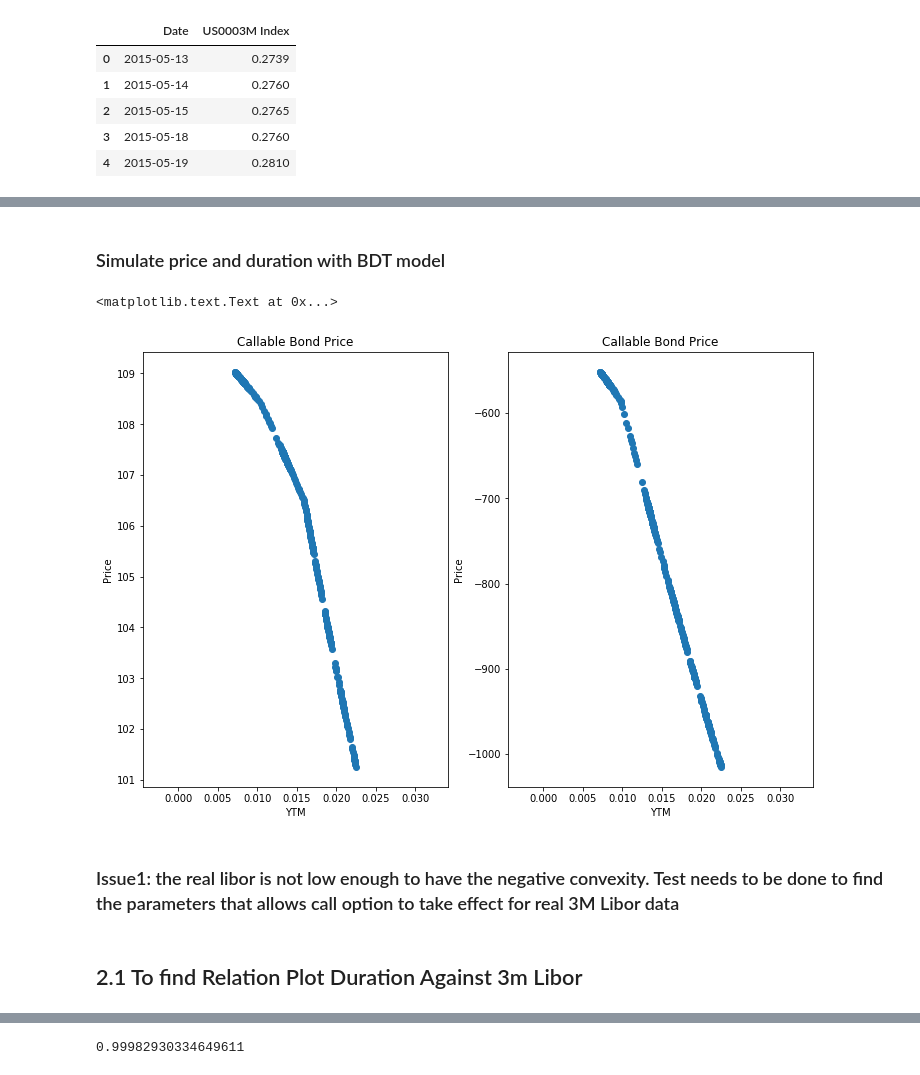
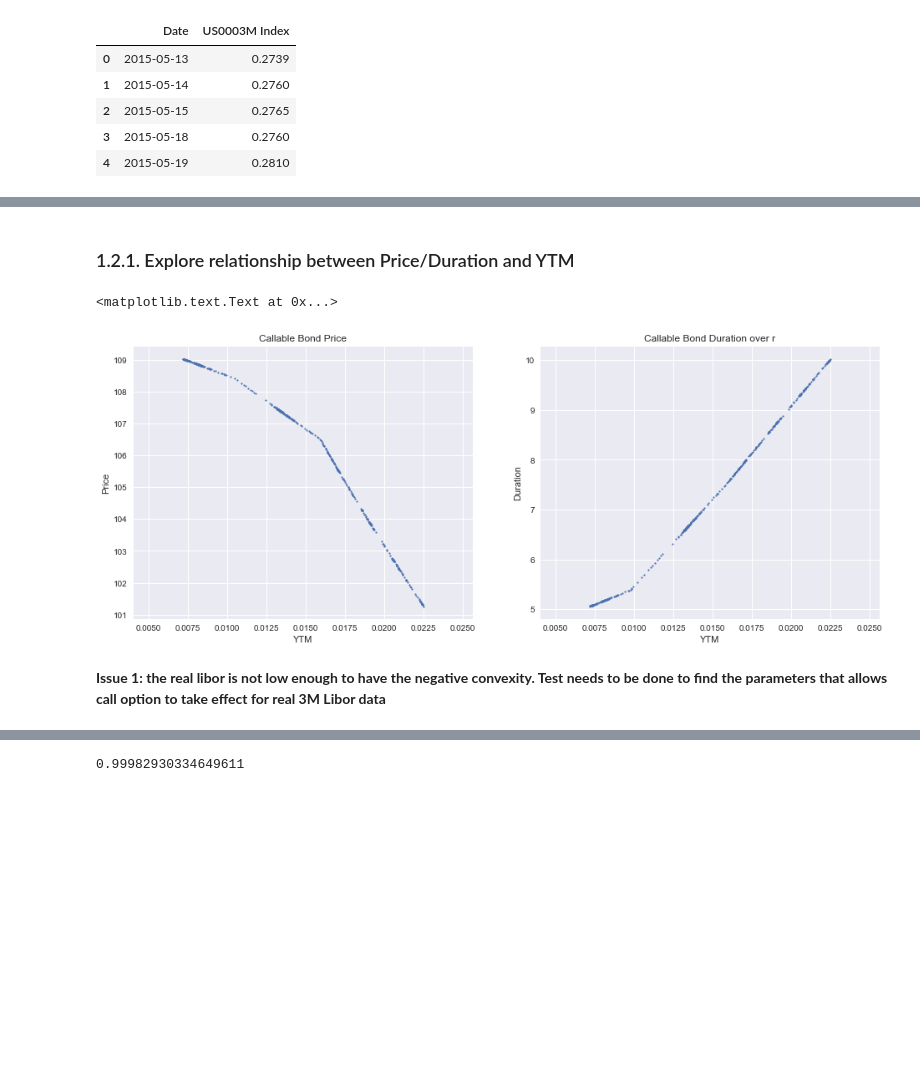
Before and after one commit to JerryDeveloper/MBSEmpiricalDuration, a Jupyter notebook: Week 4 Report - Function Form Fitting on Simulated Price and Duration.ipynb, the cells around one changed output, grey strips where cells are left out. Saved outputs shown, nothing was run; the diff lists cells and outputs as text; code cells hidden in the pictures; blank space fills up the shorter version.

```diff
--- a/Week 4 Report - Function Form Fitting on Simulated Price and Duration.ipynb
+++ b/Week 4 Report - Function Form Fitting on Simulated Price and Duration.ipynb
@@ -131,5 +138,3 @@ plt.show()
-# %% [markdown]
-### Simulate price and duration with BDT model
 # %%
 y=[]
 priceC=[]
@@ -141,25 +146,27 @@ for r in R:
     priceC.append(callableBond(r,drift,sigma,n,year,cFrq,c,principle,callPirce,callTime))
     duration.append((callableBond(r+deltaR,drift,sigma,n,year,cFrq,c,principle,callPirce,callTime)-\
                     callableBond(r-deltaR,drift,sigma,n,year,cFrq,c,principle,callPirce,callTime))/(2*deltaR))
+
+duration_m =  - np.array(duration) / np.array(priceC)
 #print(priceC)
+# %% [markdown]
+### 1.2.1. Explore relationship between Price/Duration and YTM
 # %%
-fig = plt.figure(figsize=(12,8))
+fig = plt.figure(figsize=(16, 6))
 
 ax1 = fig.add_subplot(121)
-ax1.scatter(y,priceC,label='Callable Bond Price')
+ax1.scatter(y,priceC,label='Callable Bond Price', s = 3)
 ax1.set_title('Callable Bond Price')
 ax1.set_xlabel('YTM')
 ax1.set_ylabel('Price')
 
 ax2 = fig.add_subplot(122)
-ax2.scatter(y,duration,label='Callable Bond Duration over r')
-ax2.set_title('Callable Bond Price')
+ax2.scatter(y,duration_m,label='Callable Bond Duration over r', s = 3)
+ax2.set_title('Callable Bond Duration over r')
 ax2.set_xlabel('YTM')
-ax2.set_ylabel('Price')
+ax2.set_ylabel('Duration')
 # %% [output]
 <matplotlib.text.Text at 0x...>
-[figure, old version]
+[figure, new version]
 # %% [markdown]
-### Issue1: the real libor is not low enough to have the negative convexity. Test needs to be done to find the parameters that allows call option to take effect for real 3M Libor data
+**Issue 1: the real libor is not low enough to have the negative convexity. Test needs to be done to find the parameters that allows call option to take effect for real 3M Libor data**
-# %% [markdown]
-## 2.1 To find Relation Plot Duration Against 3m Libor
```
Also changed, not shown: parts of 55 cells of this notebook.
